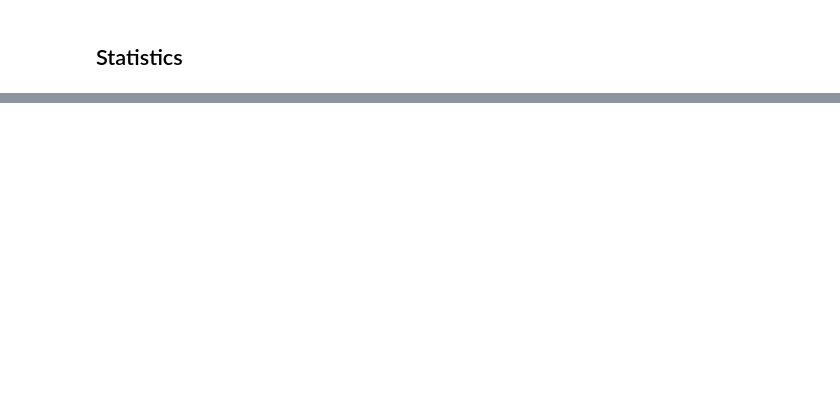
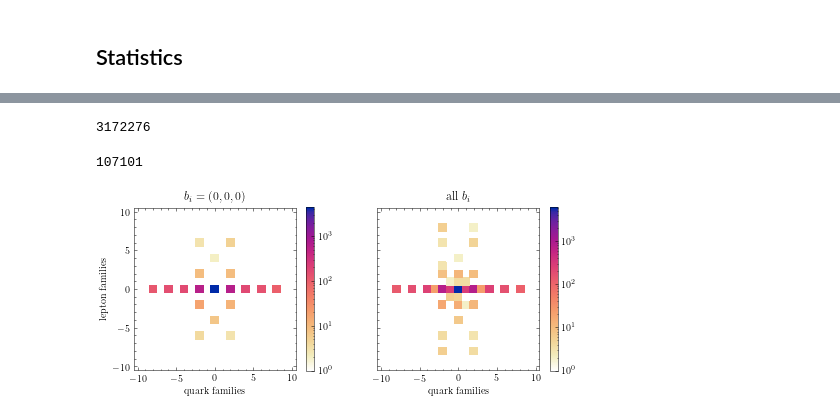
Before and after one commit to gloges/brane-ga, a Jupyter notebook: braneGA.ipynb, the cells around one changed output, grey strips where cells are left out. Cells and saved outputs as stored; diff of their text form; code cells hidden in the pictures; blank space fills up the shorter version.

```diff
--- a/braneGA.ipynb
+++ b/braneGA.ipynb
@@ -807,0 +169,7 @@ plt.show()
+# %%
+files = glob.glob('models\\2021-12-08_env=3_UImax=5_kmin=2_1runof100\\*\\*\\*.npy')
+# files = glob.glob('models\\models_test_10\\*\\*\\*.npy')
+biUIlist = np.unique(np.array([f.split('\\')[2:4] for f in files]), axis=0)
+
+biList = [[int(b) for b in a[0].split(' ')[1:]] for a in biUIlist]
+UIlist = [[int(U) for U in a[1].split(' ')[1:]] for a in biUIlist]
@@ -807,0 +249,4 @@ plt.show()
+# %%
+files = glob.glob('models\\search2_env=3_UImax=5_kmin=3_1runof1000\\*\\*\\summary_TKS.npy')
+
+print(len(files))
@@ -807,0 +314,39 @@ plt.show()
+# %%
+len(ks)
+# %% [output]
+3172276
+# %%
+Mmask = (SUNs[:,1] >= 2) * (SUNs[:,2] >= 1) * (SUNs[:,3] >= 1)
+Qmask = (Qs[:,0] == Qs[:,1]) * (Qs[:,1] == Qs[:,2])
+Lmask = (Ls[:,0] == Ls[:,1])
+massmask = (U1massless == 1)
+
+print(sum(Mmask))
+# %% [output]
+107101
+# %%
+fig, axes = plt.subplots(1, 2, figsize=(8,3), sharey=True)
+
+mask = Mmask*Qmask*Lmask
+im = axes[1].hist2d(Qs[mask,0], Ls[mask,0], bins=(np.arange(-10.5, 10.51, 1)), cmap=cc.cm['CET_L17'], norm=colors.LogNorm())
+fig.colorbar(im[3], ax=axes[1])
+
+mask *= (numTilts == 0)
+im = axes[0].hist2d(Qs[mask,0], Ls[mask,0], bins=(np.arange(-10.5, 10.51, 1)), cmap=cc.cm['CET_L17'], norm=colors.LogNorm())
+fig.colorbar(im[3], ax=axes[0])
+
+axes[0].set_aspect(1)
+axes[1].set_aspect(1)
+
+axes[0].set_title('$b_i=(0,0,0)$')
+axes[1].set_title('all $b_i$')
+
+axes[0].set_xlabel('quark families')
+axes[1].set_xlabel('quark families')
+axes[0].set_ylabel('lepton families')
+
+# plt.savefig('quarklepton.png', dpi=300)
+
+plt.show()
+# %% [output]
+[figure, added]
```
Also changed, not shown: parts of 110 cells of this notebook, 4 other files.
